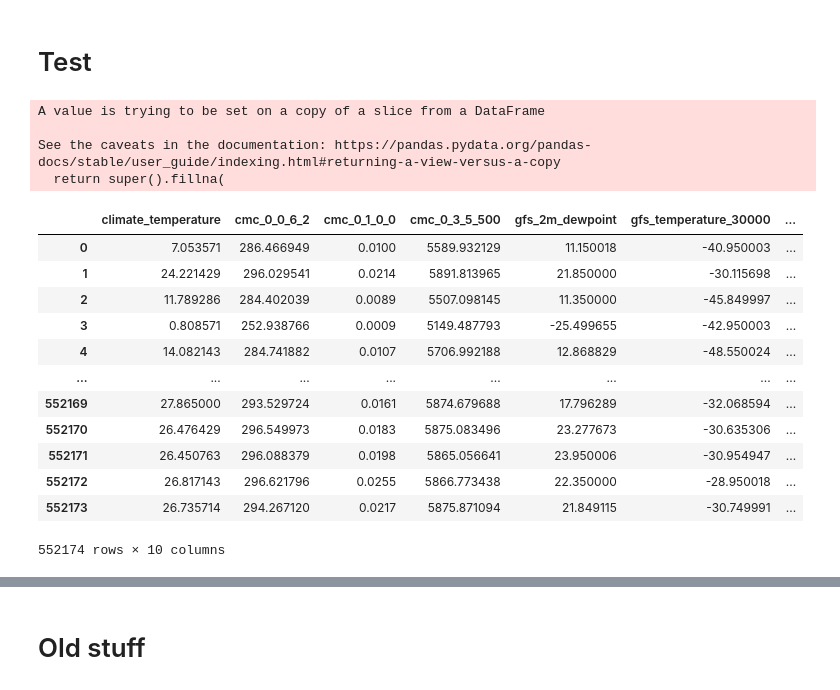
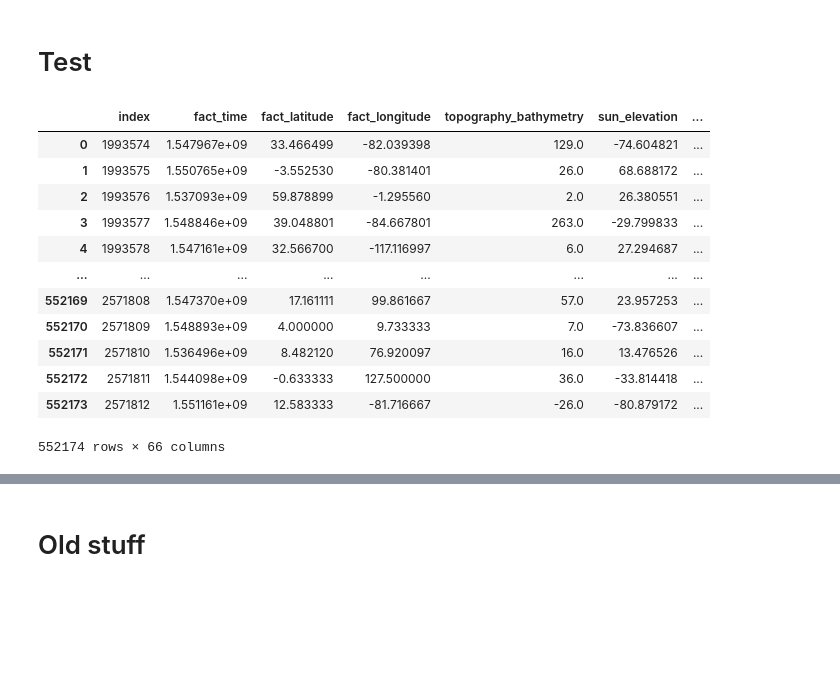
Before and after one commit to AndreaGhiglione/algorithmic-machine-learning, a Jupyter notebook: Challenges/C1 - Weather prediction/Code.ipynb, the cells around one changed output, grey strips where cells are left out. Cells and saved outputs as stored; diff of their text form; code cells hidden in the pictures; blank space fills up the shorter version.

```diff
--- a/Challenges/C1 - Weather prediction/Code.ipynb
+++ b/Challenges/C1 - Weather prediction/Code.ipynb
@@ -145,5 +214,0 @@ final_train_df
-# %%
-# replace NaN with column average
-for col in final_train_df.columns:
-    final_train_df[col].fillna(final_train_df[col].mean(), inplace=True)
-final_train_df
@@ -227,29 +278,25 @@ compute_rmse(y_val, y_val_pred)
 # Test
 # %%
 test_df = pd.read_csv("data/test_feat.csv", low_memory=True)
-final_test_df = test_df[high_corr_features[:-1]]
+final_test_df = test_df.drop(columns=features_to_remove)
 # replace NaN with column average
 for col in final_test_df.columns:
     final_test_df[col].fillna(final_test_df[col].mean(), inplace=True)
 final_test_df
 # %% [output]
+|  | index | fact_time | fact_latitude | fact_longitude | topography_bathymetry | sun_elevation | ... |
+| 0 | 1993574 | 1.547967e+09 | 33.466499 | -82.039398 | 129.0 | -74.604821 | ... |
+| 1 | 1993575 | 1.550765e+09 | -3.552530 | -80.381401 | 26.0 | 68.688172 | ... |
+| 2 | 1993576 | 1.537093e+09 | 59.878899 | -1.295560 | 2.0 | 26.380551 | ... |
+| 3 | 1993577 | 1.548846e+09 | 39.048801 | -84.667801 | 263.0 | -29.799833 | ... |
+| 4 | 1993578 | 1.547161e+09 | 32.566700 | -117.116997 | 6.0 | 27.294687 | ... |
+| ... | ... | ... | ... | ... | ... | ... | ... |
+| 552169 | 2571808 | 1.547370e+09 | 17.161111 | 99.861667 | 57.0 | 23.957253 | ... |
+| 552170 | 2571809 | 1.548893e+09 | 4.000000 | 9.733333 | 7.0 | -73.836607 | ... |
+| 552171 | 2571810 | 1.536496e+09 | 8.482120 | 76.920097 | 16.0 | 13.476526 | ... |
+| 552172 | 2571811 | 1.544098e+09 | -0.633333 | 127.500000 | 36.0 | -33.814418 | ... |
+| 552173 | 2571812 | 1.551161e+09 | 12.583333 | -81.716667 | -26.0 | -80.879172 | ... |
-A value is trying to be set on a copy of a slice from a DataFrame
-
-See the caveats in the documentation: https://pandas.pydata.org/pandas-docs/stable/user_guide/indexing.html#returning-a-view-versus-a-copy
-  return super().fillna(
+552174 rows × 66 columns
-|  | climate_temperature | cmc_0_0_6_2 | cmc_0_1_0_0 | cmc_0_3_5_500 | gfs_2m_dewpoint | gfs_temperature_30000 | ... |
-| 0 | 7.053571 | 286.466949 | 0.0100 | 5589.932129 | 11.150018 | -40.950003 | ... |
-| 1 | 24.221429 | 296.029541 | 0.0214 | 5891.813965 | 21.850000 | -30.115698 | ... |
-| 2 | 11.789286 | 284.402039 | 0.0089 | 5507.098145 | 11.350000 | -45.849997 | ... |
-| 3 | 0.808571 | 252.938766 | 0.0009 | 5149.487793 | -25.499655 | -42.950003 | ... |
-| 4 | 14.082143 | 284.741882 | 0.0107 | 5706.992188 | 12.868829 | -48.550024 | ... |
-| ... | ... | ... | ... | ... | ... | ... | ... |
-| 552169 | 27.865000 | 293.529724 | 0.0161 | 5874.679688 | 17.796289 | -32.068594 | ... |
-| 552170 | 26.476429 | 296.549973 | 0.0183 | 5875.083496 | 23.277673 | -30.635306 | ... |
-| 552171 | 26.450763 | 296.088379 | 0.0198 | 5865.056641 | 23.950006 | -30.954947 | ... |
-| 552172 | 26.817143 | 296.621796 | 0.0255 | 5866.773438 | 22.350000 | -28.950018 | ... |
-| 552173 | 26.735714 | 294.267120 | 0.0217 | 5875.871094 | 21.849115 | -30.749991 | ... |
-552174 rows × 10 columns
 # %%
 # Get X_test and normalize
 X_test = final_test_df.to_numpy()
```
Also changed, not shown: parts of 17 cells of this notebook.
